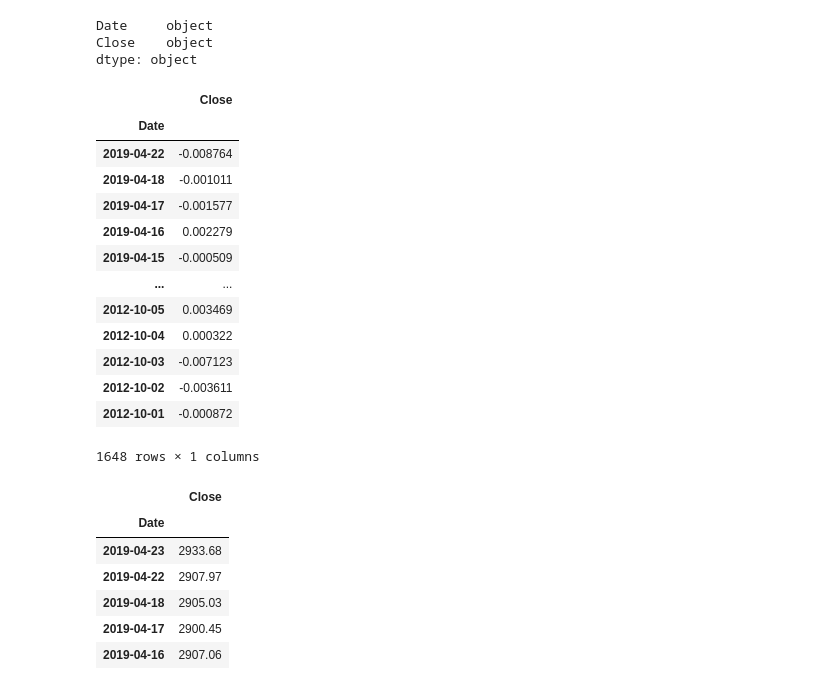
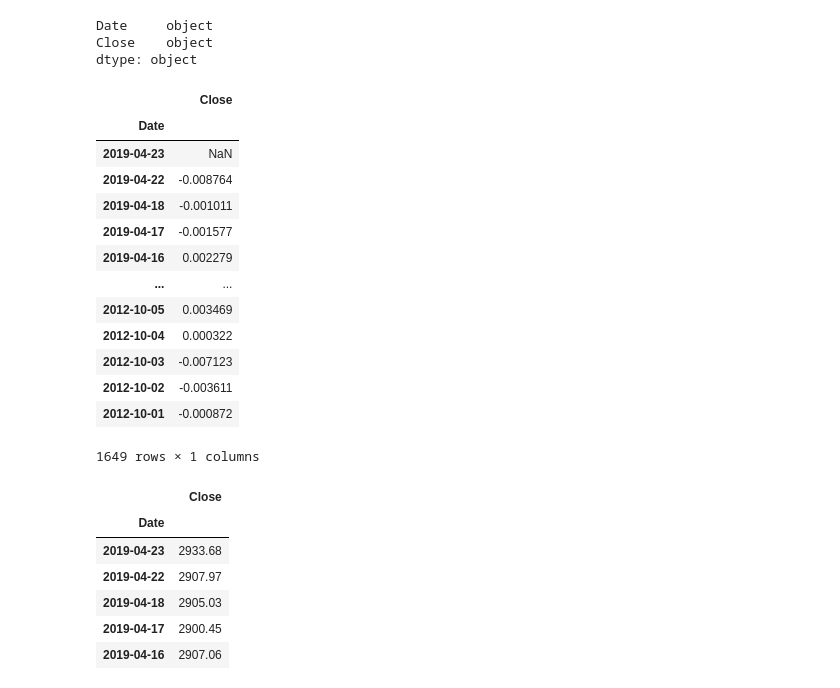
Before and after one commit to Olegreg762/FintechBootcamp, a Jupyter notebook: pandas_homework/Instructions/Starter_Code/whale_analysis.ipynb, the cells around one changed output. Cells and saved outputs as stored; diff of their text form; code cells hidden in the pictures.

```diff
--- a/pandas_homework/Instructions/Starter_Code/whale_analysis.ipynb
+++ b/pandas_homework/Instructions/Starter_Code/whale_analysis.ipynb
@@ -136,23 +120,23 @@ sp500_history = sp500_history.astype({'Close':float})
 sp500_history.drop(columns=['Date'], inplace=True)
 # %%
 # Calculate Daily Returns
-sp500_returns = sp500_history.pct_change().dropna()
+sp500_returns = sp500_history.pct_change()
 sp500_returns
 # %% [output]
 |  | Close |
 | Date |  |
+| 2019-04-23 | NaN |
 | 2019-04-22 | -0.008764 |
 | 2019-04-18 | -0.001011 |
 | 2019-04-17 | -0.001577 |
 | 2019-04-16 | 0.002279 |
-| 2019-04-15 | -0.000509 |
 | ... | ... |
 | 2012-10-05 | 0.003469 |
 | 2012-10-04 | 0.000322 |
 | 2012-10-03 | -0.007123 |
 | 2012-10-02 | -0.003611 |
 | 2012-10-01 | -0.000872 |
-1648 rows × 1 columns
+1649 rows × 1 columns
 # %%
 # Drop nulls
 sp500_history.dropna()
```
Also changed, not shown: parts of 5 cells of this notebook, 1 other file.
